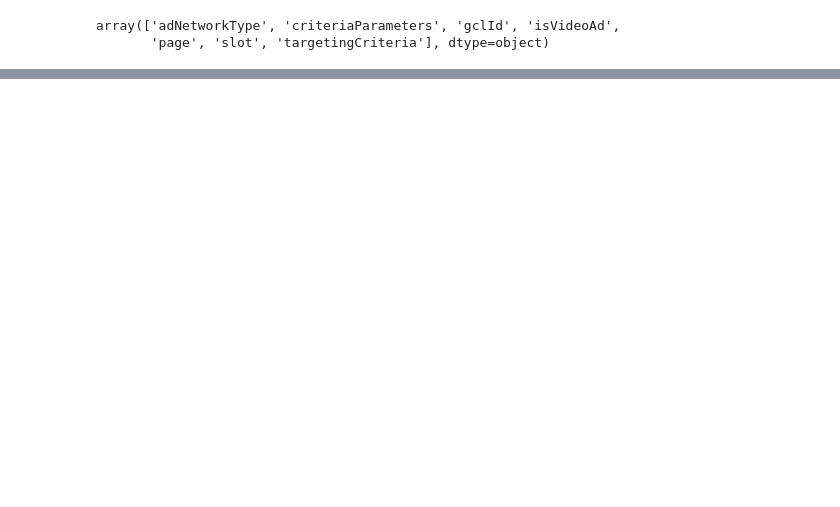
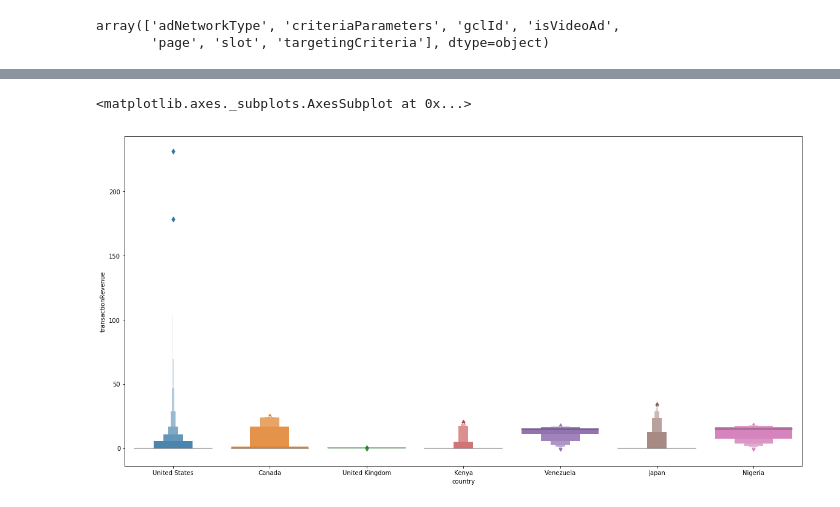
Before and after one commit to romandtse07/google_analytics_kaggle, a Jupyter notebook: SQL.ipynb, the cells around one changed output, grey strips where cells are left out. Saved outputs shown, nothing was run; the diff lists cells and outputs as text; code cells hidden in the pictures; blank space fills up the shorter version.

```diff
--- a/SQL.ipynb
+++ b/SQL.ipynb
@@ -676,0 +670,8 @@ dictUnravel(top_spender)
+# %%
+def visitFix(df):
+    temp = df.copy()
+    temp['visitstarttime'] = temp.visitstarttime.map(datetime.fromtimestamp)
+    temp.drop(['sessionid', 'visitid'], axis=1, inplace=True)
+    return temp
+# %%
+top_spender = dictUnravel(top_spender)
@@ -676,0 +680,2 @@ dictUnravel(top_spender)
+# %%
+top_spender = visitFix(top_spender)
@@ -676,0 +684,2 @@ dictUnravel(top_spender)
+# %%
+top_spender = moneyFix(top_spender)
@@ -676,0 +714,6 @@ dictUnravel(top_spender)
+# %%
+plt.figure(figsize=(20,10))
+sns.boxenplot('country', 'transactionRevenue', data=top_spender)
+# %% [output]
+<matplotlib.axes._subplots.AxesSubplot at 0x...>
+[figure, added]
```
Also changed, not shown: parts of 26 cells of this notebook, 1 other file.
